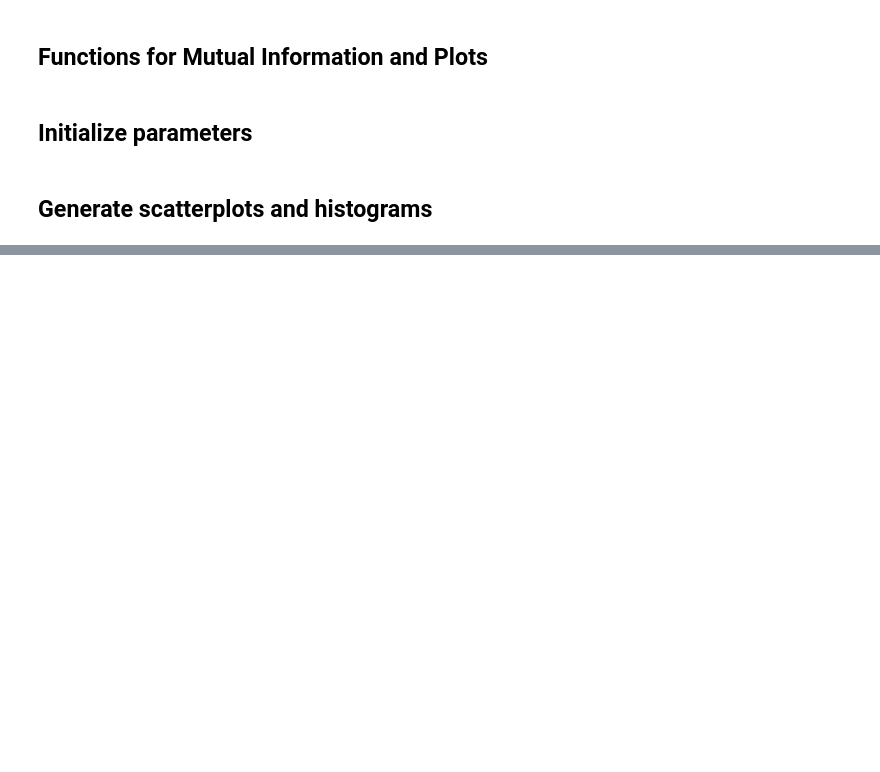
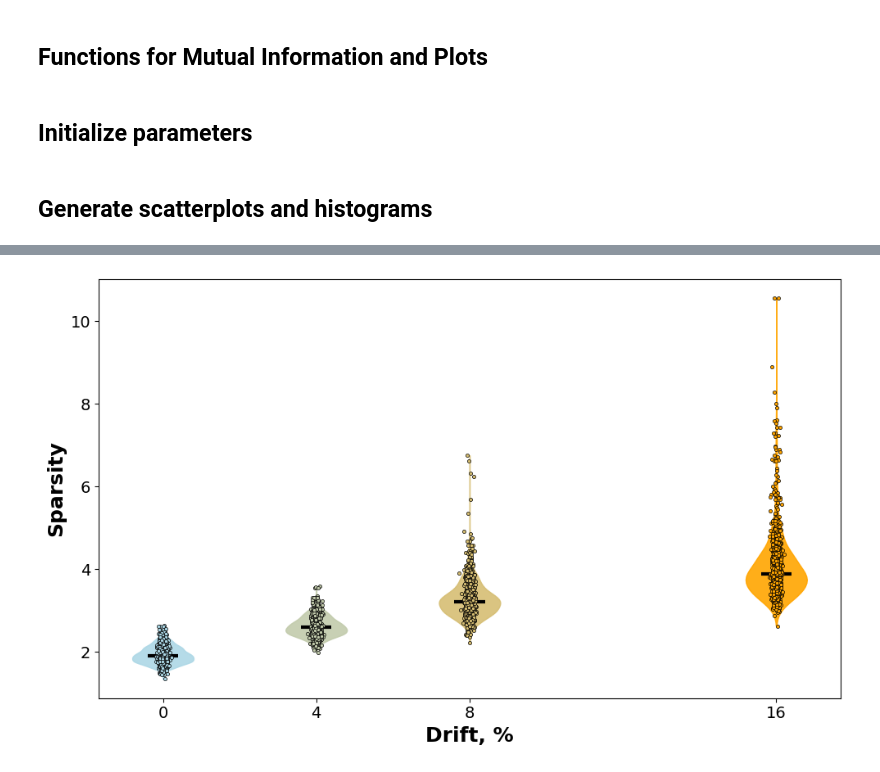
Before and after one commit to atkachen00/ChemClassifierWeb, a Jupyter notebook: codes/CL_data_visualization.ipynb, the cells around one changed output, grey strips where cells are left out. Cells and saved outputs as stored; diff of their text form; code cells hidden in the pictures; blank space fills up the shorter version.

```diff
--- a/codes/CL_data_visualization.ipynb
+++ b/codes/CL_data_visualization.ipynb
@@ -620,11 +620,9 @@ labels_0 = np.array([
 
 precision = np.power(10., -6)
 
-noise_scan=range(10,121,5)
-#drift_scan = [0,2,4,8]  # you can add more drift values if needed
-#cocktail_scan=range(1,49)
-drift_scan = [0]
-cocktail_scan=[1]
+noise_scan    = range(10, 121, 5)
+drift_scan    = [0, 2, 4, 8]
+cocktail_scan = range(1, 49)
 # %% [markdown]
 ## Generate scatterplots and histograms
 # %%
@@ -952,3 +992,71 @@ plt.show()
+# %%
+import pickle
+import numpy as np
+import matplotlib.pyplot as plt
+import matplotlib.colors as mcolors
+
+# Load the sparsity data.
+with open('sparsity.pkl', 'rb') as f:
+    sparsity_values = pickle.load(f)
+
+# Define the original drift values (used for grouping).
+drift_scan = [0, 2, 4, 8]
+
+# For each drift value, aggregate all sparsity values across noise levels.
+data_by_drift = []
+for drift in drift_scan:
+    group = []
+    for key, sp_list in sparsity_values.items():
+        if key[0] == drift:
+            group.extend(sp_list)
+    data_by_drift.append(group)
+
+# Create a custom colormap that goes from maroon to orange.
+# Maroon hex: "#800000" and Orange hex: "#FFA500"
+cmap = mcolors.LinearSegmentedColormap.from_list("maroon_orange", ['lightblue', "#FFA500"])
+
+# Create the figure.
+plt.figure(figsize=(10, 6))
+
+# Create the violin plots.
+vp = plt.violinplot(data_by_drift, positions=drift_scan, widths=0.8,
+                    showmedians=True, showextrema=False)
+
+# Customize each violin body and median line based on the drift value.
+for i, body in enumerate(vp['bodies']):
+    # Normalize drift value between 0 and 1.
+    norm_value = (drift_scan[i] - min(drift_scan)) / (max(drift_scan) - min(drift_scan))
+    color = cmap(norm_value)
+    body.set_facecolor(color)
+    body.set_edgecolor(color)
+    body.set_linewidth(1)
+    body.set_alpha(0.9)
+
+
+median=vp['cmedians']
+median.set_color('black')
+median.set_linewidth(3)
+
+
+# Optionally, overlay the individual datapoints with slight horizontal jitter.
+for i, group in enumerate(data_by_drift):
+    norm_value = (drift_scan[i] - min(drift_scan)) / (max(drift_scan) - min(drift_scan))
+    color = cmap(norm_value)
+    # Generate x coordinates with slight jitter.
+    x = np.random.normal(drift_scan[i], 0.03, size=len(group))
+    plt.plot(x, group, '.', markerfacecolor=color, markeredgecolor='black',
+             markersize=6, markeredgewidth=0.5, alpha=1)
+
+# Set x-axis ticks: positions remain at drift_scan but labels are doubled.
+plt.xticks(drift_scan, labels=[str(d * 2) for d in drift_scan], fontsize=14)
+plt.xlabel("Drift, %", fontsize=18, fontweight='bold')
+plt.ylabel("Sparsity", fontsize=18,  fontweight='bold')
+plt.yticks(fontsize=14)
+
+plt.tight_layout()
+plt.show()
+# %% [output]
+[figure, added]
 # %%
 import numpy as np
 import random
```
Also changed, not shown: parts of 5 cells of this notebook.
